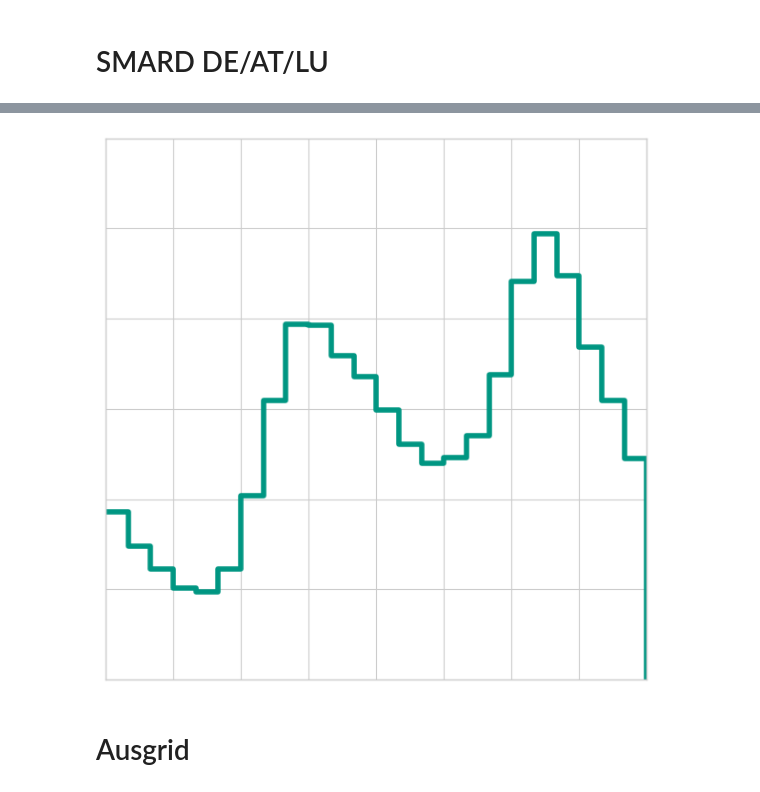
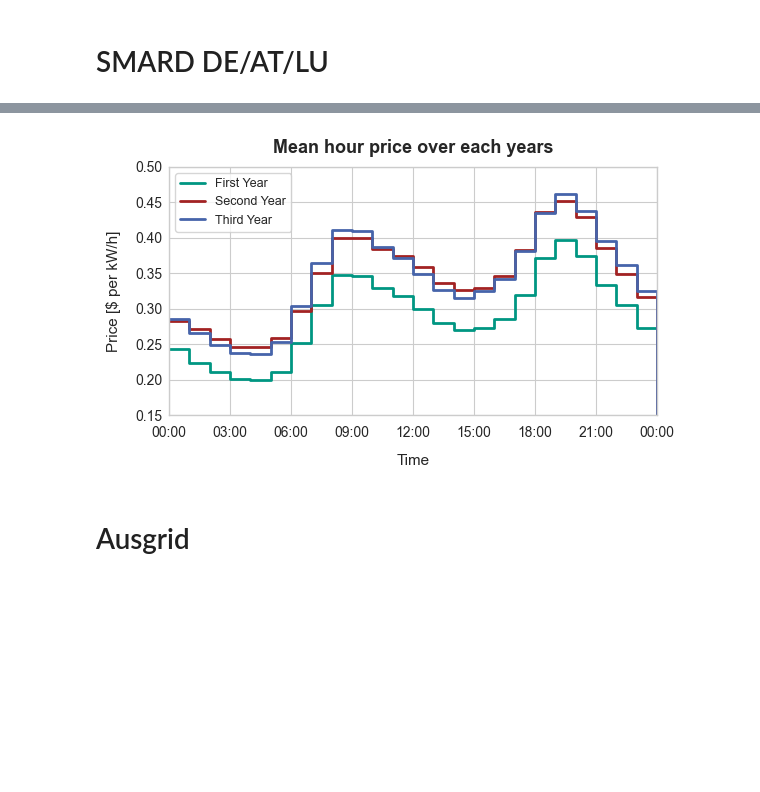
Before and after one commit to pascalhenrich/dt-kd-for-bess, a Jupyter notebook: data/DataAnalysis.ipynb, the cells around one changed output, grey strips where cells are left out. Drawn from its saved outputs; the diff is of its cells as text; code cells hidden in the pictures; blank space fills up the shorter version.

```diff
--- a/data/DataAnalysis.ipynb
+++ b/data/DataAnalysis.ipynb
@@ -59,7 +59,7 @@ price_data = pd.DataFrame({'Date': dates, 'Price [$ per kW/h]': timestep_raw_val
 textwidth_pt = 432.4819
 inches_per_pt = 1 / 72.27
 fig_width = textwidth_pt * inches_per_pt      # 6.3 inches
-aspect_ratio = 1                            # height = 60% of width
+aspect_ratio = 0.6                            # height = 60% of width
 fig_height = fig_width * aspect_ratio
 
 fig, ax = plt.subplots(figsize=(fig_width, fig_height))
@@ -101,53 +101,51 @@ Name: Price [$ per kW/h], dtype: float64
 # %%
 first_year = price_data[price_data['Date']<datetime(2016,7,1,0,30)]
 mean_first_year = torch.tensor(first_year['Price [$ per kW/h]'].to_numpy(dtype="float32")).unfold(dimension=0,size=48,step=48).mean(0)
 
 second_year = price_data[(price_data['Date']>=datetime(2016,7,1,0,30)) & (price_data['Date']<datetime(2017,7,1,0,30))]
 mean_second_year = torch.tensor(second_year['Price [$ per kW/h]'].to_numpy(dtype="float32")).unfold(dimension=0,size=48,step=48).mean(0)
 
 third_year= price_data[(price_data['Date']>=datetime(2017,7,1,0,30)) & (price_data['Date']<datetime(2018,7,1,0,30))]
 mean_third_year = torch.tensor(third_year['Price [$ per kW/h]'].to_numpy(dtype="float32")).unfold(dimension=0,size=48,step=48).mean(0)
 df = pd.DataFrame({
 	'Time': pd.date_range(start="2000-01-01 00:00", end="2000-01-02 00:00", freq="30min"),
 	'First year': torch.cat((mean_first_year, torch.tensor([0.0]))),
 	'Second year':  torch.cat((mean_second_year, torch.tensor([0.0]))),
 	'Third year': torch.cat((mean_third_year, torch.tensor([0.0]))),
 })
 
 fig, ax = plt.subplots(figsize=(fig_width, fig_height))
-ax.step(df['Time'], df['First year'], where='post', linewidth=4, label='First Year')
-# ax.step(df['Time'], df['Second year'], where='post', linewidth=2, label='Second Year')
-# ax.step(df['Time'], df['Third year'], where='post', linewidth=2, label='Third Year')
+ax.step(df['Time'], df['First year'], where='post', linewidth=2, label='First Year')
+ax.step(df['Time'], df['Second year'], where='post', linewidth=2, label='Second Year')
+ax.step(df['Time'], df['Third year'], where='post', linewidth=2, label='Third Year')
 
 ax.xaxis.set_major_locator(mdates.HourLocator(interval=3))
 ax.xaxis.set_major_formatter(mdates.DateFormatter("%H:%M"))
-ax.set_xticklabels([])
-ax.set_yticklabels([])
 
-# ax.tick_params(axis='x', which='major', pad=8)
-# ax.tick_params(axis='y', which='major', pad=5)
-# ax.xaxis.labelpad = 10
-# ax.yaxis.labelpad = 10
+ax.tick_params(axis='x', which='major', pad=8)
+ax.tick_params(axis='y', which='major', pad=5)
+ax.xaxis.labelpad = 10
+ax.yaxis.labelpad = 10
 ax.set_xlim(df['Time'].iloc[0], df['Time'].iloc[-1])
-ax.set_ylim(.15,.45)
+ax.set_ylim(.15,0.5)
 
-# ax.set_title("Mean hour price over each years",
-# 			 fontweight='bold',
-# 			 fontsize=13,
-# 			   pad=10)
-# ax.set_xlabel("Time", fontsize=11)
-# ax.set_ylabel("Price [$ per kW/h]", fontsize=11)
+ax.set_title("Mean hour price over each years",
+			 fontweight='bold',
+			 fontsize=13,
+			   pad=10)
+ax.set_xlabel("Time", fontsize=11)
+ax.set_ylabel("Price [$ per kW/h]", fontsize=11)
 
-# ax.legend(
-# 	loc='upper left',
-# 	facecolor='white',
-# 	frameon=True,
-# 	fontsize=9)
+ax.legend(
+	loc='upper left',
+	facecolor='white',
+	frameon=True,
+	fontsize=9)
 plt.tight_layout()
 plt.savefig(f"{output_path}/price_mean_over_years.pdf", bbox_inches='tight')
 plt.show()
 # %% [output]
-[figure, old version]
+[figure, new version]
 # %% [markdown]
 # Ausgrid
 # %%
```
Also changed, not shown: parts of 2 cells of this notebook, 3 other files.
